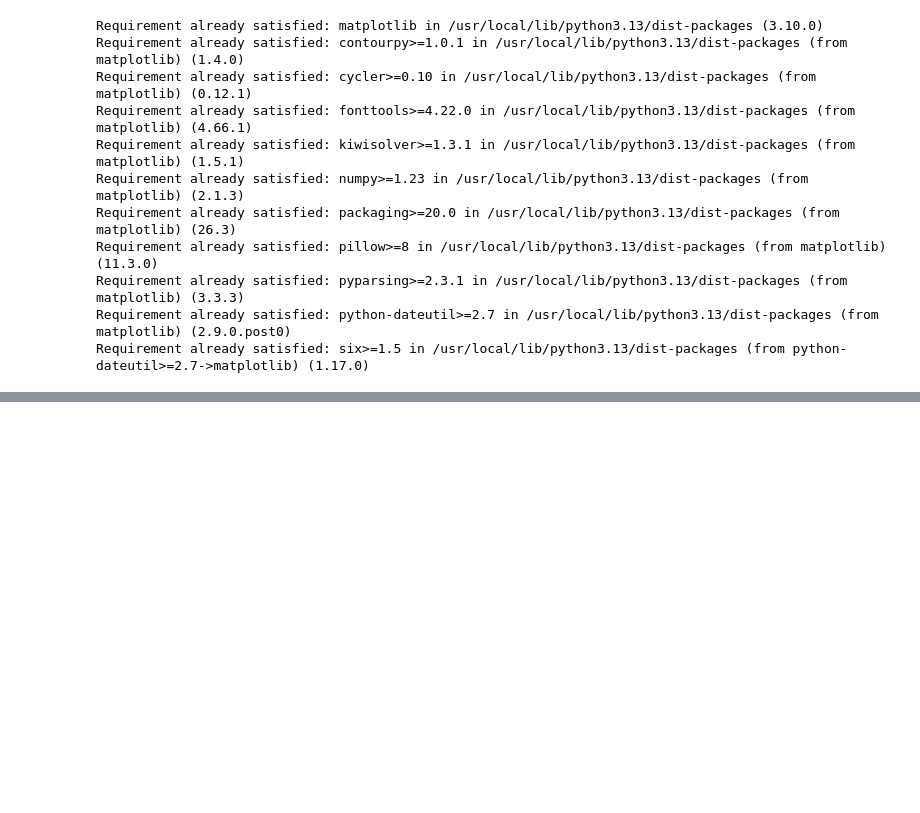
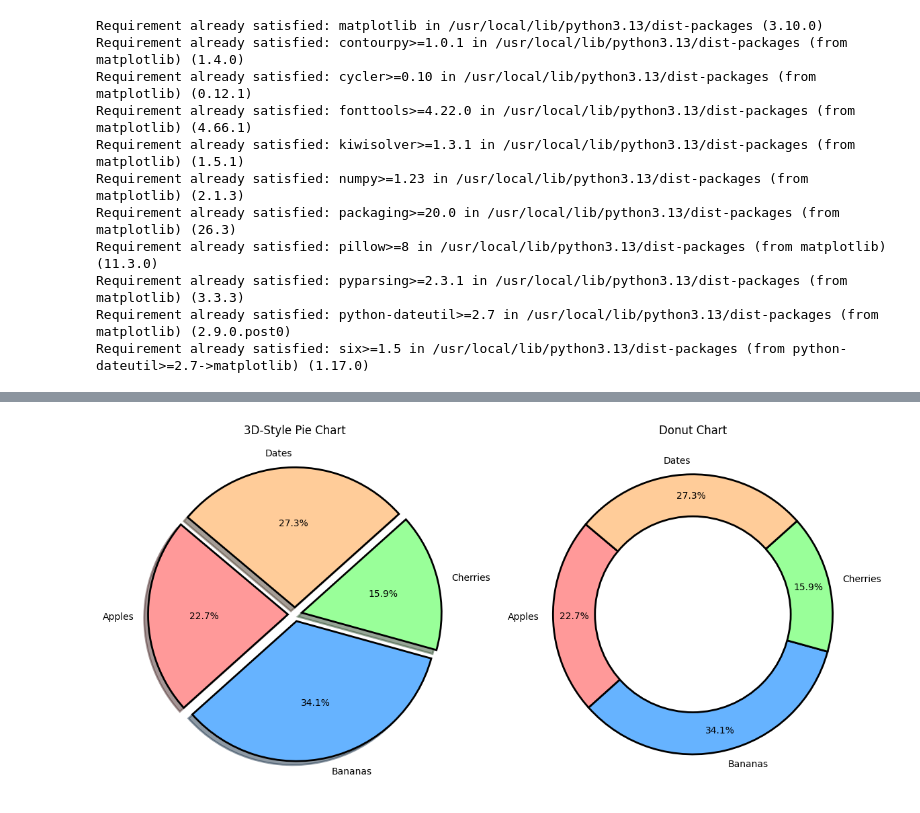
Before and after one commit to ShivamPatel-1802/MAtplotlib_Python, a Jupyter notebook: ADS_Dashboard_python_demo(1).ipynb, the cells around one changed output, grey strips where cells are left out. Saved outputs shown, nothing was run; the diff lists cells and outputs as text; code cells hidden in the pictures; blank space fills up the shorter version.

```diff
--- a/ADS_Dashboard_python_demo(1).ipynb
+++ b/ADS_Dashboard_python_demo(1).ipynb
@@ -16,0 +42,20 @@ Requirement already satisfied: six>=1.5 in /usr/local/lib/python3.13/dist-packag
+# %%
+labels = ['Apples', 'Bananas', 'Cherries', 'Dates']
+sizes = [10, 15, 7, 12]
+colors = ['#ff9999', '#66b3ff', '#99ff99', '#ffcc99']
+explode = (0.05, 0.05, 0.05, 0.05)
+
+fig, (ax1, ax2) = plt.subplots(1, 2, figsize=(12, 6))
+
+ax1.pie(sizes, explode=explode, labels=labels, colors=colors, autopct='%1.1f%%', shadow=True, startangle=140, wedgeprops={'edgecolor': 'black', 'linewidth': 2})
+ax1.set_title('3D-Style Pie Chart')
+
+ax2.pie(sizes, labels=labels, colors=colors, autopct='%1.1f%%', startangle=140, pctdistance=0.85, wedgeprops={'edgecolor': 'black', 'linewidth': 2})
+centre_circle = plt.Circle((0, 0), 0.70, fc='white', edgecolor='black', linewidth=2)
+ax2.add_artist(centre_circle)
+ax2.set_title('Donut Chart')
+
+plt.tight_layout()
+plt.show()
+# %% [output]
+[figure, added]
```
Also changed, not shown: parts of 3 cells of this notebook.
